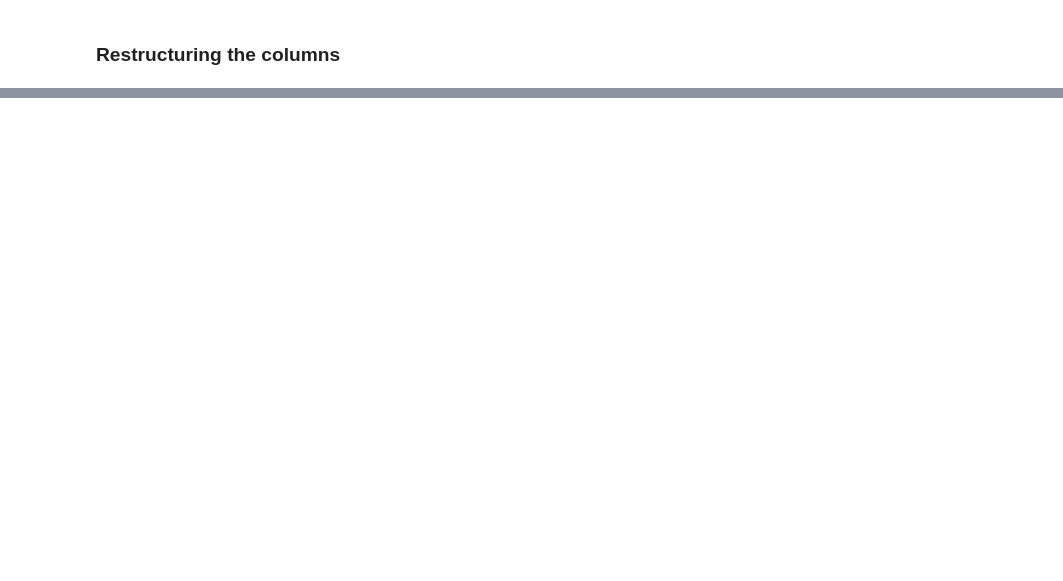
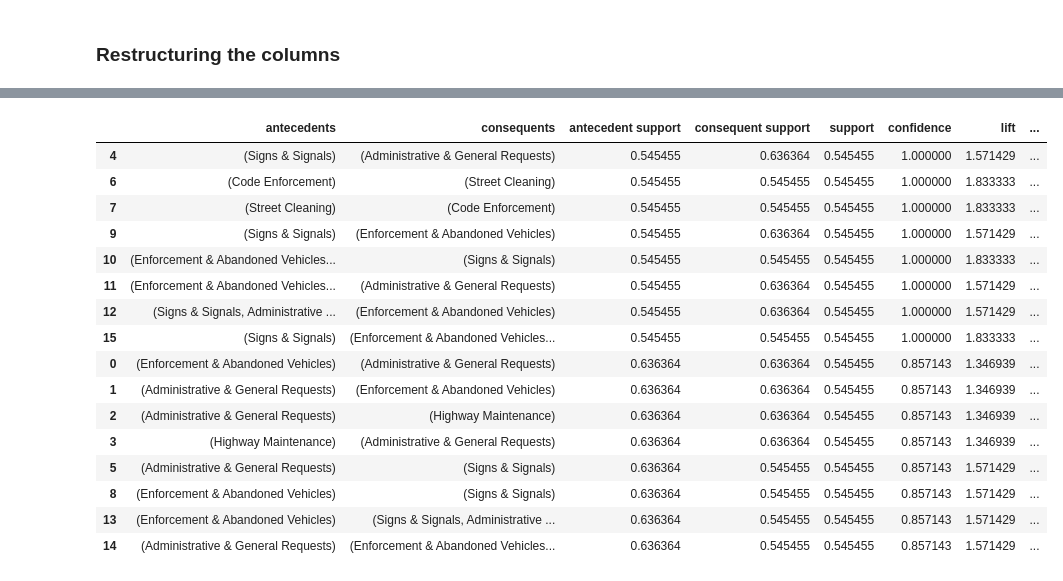
Before and after one commit to TheBharatha/Life-of-Py, a Jupyter notebook: Boston_Mayor/Boston_constituency.ipynb, the cells around one changed output, grey strips where cells are left out. Saved outputs shown, nothing was run; the diff lists cells and outputs as text; code cells hidden in the pictures; blank space fills up the shorter version.

Commit message:
Update Boston_constituency.ipynb
Complted association analysis with lift, confidence at neighborhood level

```diff
--- a/Boston_Mayor/Boston_constituency.ipynb
+++ b/Boston_Mayor/Boston_constituency.ipynb
@@ -241,0 +244,3 @@ likely_conditions = association_rules(frequent_cases, metric = 'confidence', min
+# %%
+frequent_cases = frequent_cases[frequent_cases['support'] >= 0.5]
+frequent_cases
@@ -241,0 +261,22 @@ likely_conditions = association_rules(frequent_cases, metric = 'confidence', min
+# %%
+likely_conditions = association_rules(frequent_cases, metric = 'lift', min_threshold = 1)
+likely_conditions.sort_values(by=['confidence'], ascending = False, inplace = True)
+likely_conditions[(likely_conditions['lift'] >= 1) & (likely_conditions['confidence'] >= 0.7)]
+# %% [output]
+|  | antecedents | consequents | antecedent support | consequent support | support | confidence | lift | ... |
+| 4 | (Signs & Signals) | (Administrative & General Requests) | 0.545455 | 0.636364 | 0.545455 | 1.000000 | 1.571429 | ... |
+| 6 | (Code Enforcement) | (Street Cleaning) | 0.545455 | 0.545455 | 0.545455 | 1.000000 | 1.833333 | ... |
+| 7 | (Street Cleaning) | (Code Enforcement) | 0.545455 | 0.545455 | 0.545455 | 1.000000 | 1.833333 | ... |
+| 9 | (Signs & Signals) | (Enforcement & Abandoned Vehicles) | 0.545455 | 0.636364 | 0.545455 | 1.000000 | 1.571429 | ... |
+| 10 | (Enforcement & Abandoned Vehicles... | (Signs & Signals) | 0.545455 | 0.545455 | 0.545455 | 1.000000 | 1.833333 | ... |
+| 11 | (Enforcement & Abandoned Vehicles... | (Administrative & General Requests) | 0.545455 | 0.636364 | 0.545455 | 1.000000 | 1.571429 | ... |
+| 12 | (Signs & Signals, Administrative ... | (Enforcement & Abandoned Vehicles) | 0.545455 | 0.636364 | 0.545455 | 1.000000 | 1.571429 | ... |
+| 15 | (Signs & Signals) | (Enforcement & Abandoned Vehicles... | 0.545455 | 0.545455 | 0.545455 | 1.000000 | 1.833333 | ... |
+| 0 | (Enforcement & Abandoned Vehicles) | (Administrative & General Requests) | 0.636364 | 0.636364 | 0.545455 | 0.857143 | 1.346939 | ... |
+| 1 | (Administrative & General Requests) | (Enforcement & Abandoned Vehicles) | 0.636364 | 0.636364 | 0.545455 | 0.857143 | 1.346939 | ... |
+| 2 | (Administrative & General Requests) | (Highway Maintenance) | 0.636364 | 0.636364 | 0.545455 | 0.857143 | 1.346939 | ... |
+| 3 | (Highway Maintenance) | (Administrative & General Requests) | 0.636364 | 0.636364 | 0.545455 | 0.857143 | 1.346939 | ... |
+| 5 | (Administrative & General Requests) | (Signs & Signals) | 0.636364 | 0.545455 | 0.545455 | 0.857143 | 1.571429 | ... |
+| 8 | (Enforcement & Abandoned Vehicles) | (Signs & Signals) | 0.636364 | 0.545455 | 0.545455 | 0.857143 | 1.571429 | ... |
+| 13 | (Enforcement & Abandoned Vehicles) | (Signs & Signals, Administrative ... | 0.636364 | 0.545455 | 0.545455 | 0.857143 | 1.571429 | ... |
+| 14 | (Administrative & General Requests) | (Enforcement & Abandoned Vehicles... | 0.636364 | 0.545455 | 0.545455 | 0.857143 | 1.571429 | ... |
```
Also changed, not shown: parts of 6 cells of this notebook.
